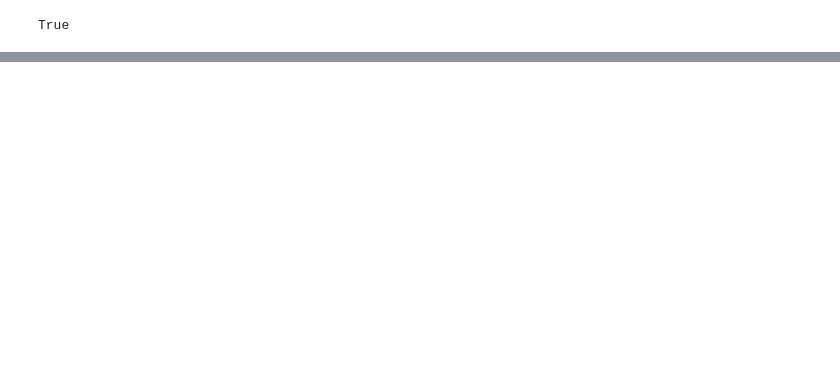
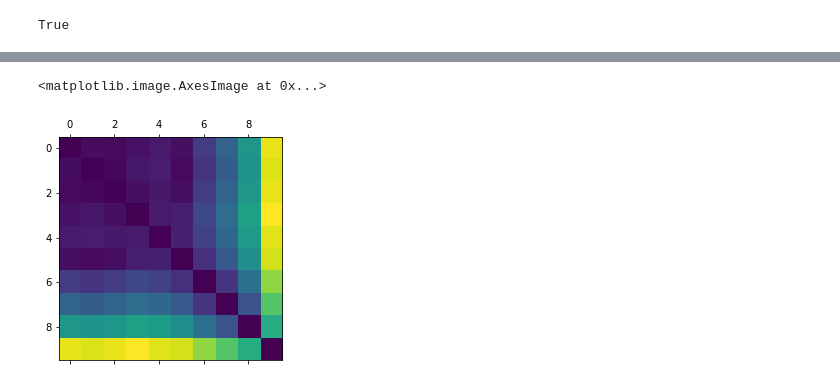
Before and after one commit to nihell/MachineSignalProcessing, a Jupyter notebook: cov-geom-approach.ipynb, the cells around one changed output, grey strips where cells are left out. Cells and saved outputs as stored; diff of their text form; code cells hidden in the pictures; blank space fills up the shorter version.

```diff
--- a/cov-geom-approach.ipynb
+++ b/cov-geom-approach.ipynb
@@ -93,0 +94,6 @@ plt.show()
+# %%
+dist_matrix = metric.dist_pairwise(gs.array(good_covs+bad_covs))
+plt.matshow(dist_matrix)
+# %% [output]
+<matplotlib.image.AxesImage at 0x...>
+[figure, added]
```
Also changed, not shown: parts of 12 cells of this notebook, 27 other files.
